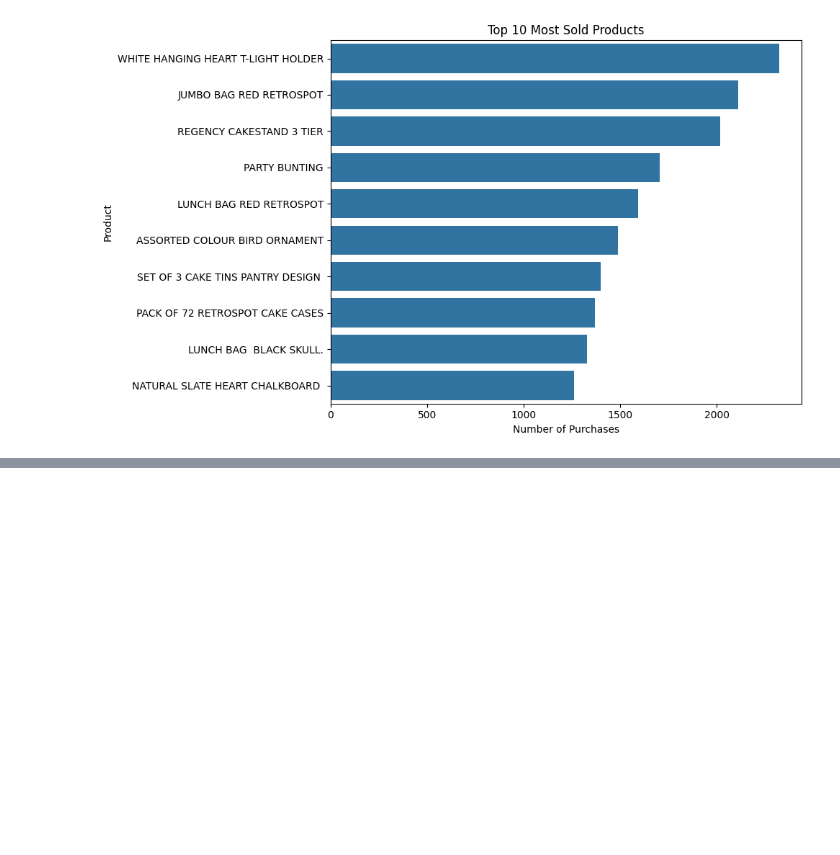
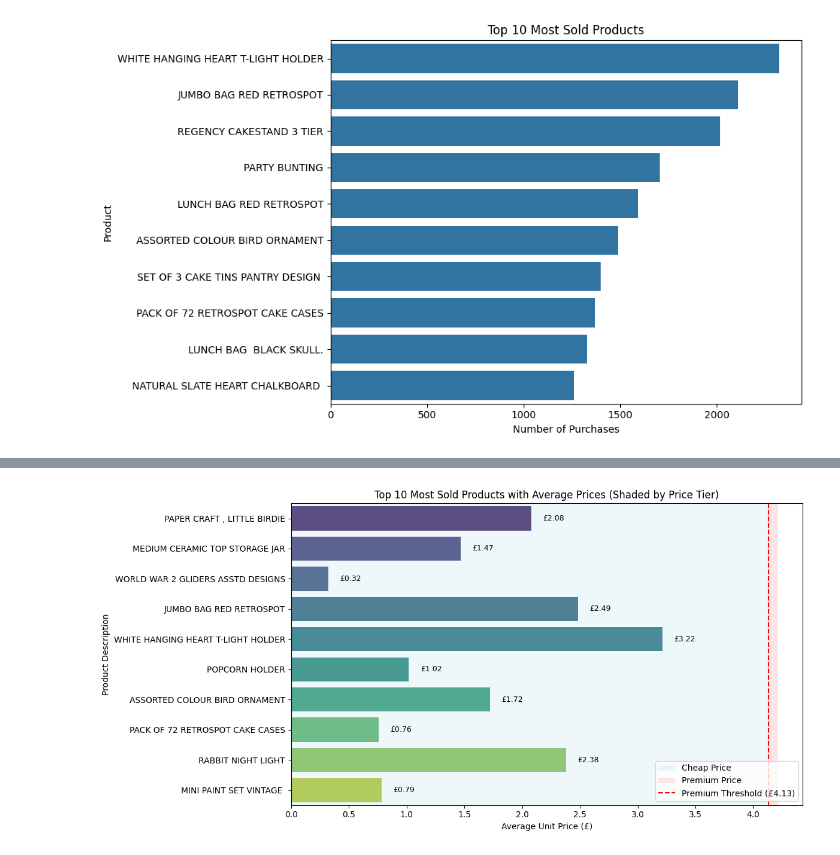
Before and after one commit to Sashafirce/Hyggeland-project-Data-analysis, a Jupyter notebook: jupyter_notebooks/Hyggeland_Data_analysis.ipynb, the cells around one changed output, grey strips where cells are left out. Cells and saved outputs as stored; diff of their text form; code cells hidden in the pictures; blank space fills up the shorter version.

Commit message:
finished the prymery descritive statistics and the basic visualisations

```diff
--- a/jupyter_notebooks/Hyggeland_Data_analysis.ipynb
+++ b/jupyter_notebooks/Hyggeland_Data_analysis.ipynb
@@ -299,0 +304,64 @@ plt.show()
+# %%
+# Step 25: Visualize the top 10 most sold products with average prices
+# Step 26: Load the cleaned dataset
+df_full = pd.read_csv(
+    "Data/Inputs/Cleaned_Online_Retail_Full.csv",
+    dtype={'InvoiceNo': str},
+    low_memory=False  #I have added this to avoid the warning because of mixed data types some columns have both numbers and strings, which confuses pandas
+    )
+# step 27: Calculate average unit price
+df_full['unit_price'] = df_full['unit_price'].astype(float)
+df_full['quantity'] = df_full['quantity'].astype(float)
+df_full['total_price'] = df_full['unit_price'] * df_full['quantity']
+# Step 28: Calculate total quantity sold
+df_full['total_quantity'] = df_full.groupby('description')['quantity'].transform('sum')
+# Step 29: Filter to top 10 most sold products
+top_10_products = df_full.groupby('description').agg(
+    total_quantity=('quantity', 'sum'),
+    avg_price=('unit_price', 'mean')
+).nlargest(10, 'total_quantity').reset_index()
+# Step 30: Calculate premium price threshold
+premium_threshold = df_full['unit_price'].quantile(0.75)
+# Step 31: Prepare data
+product_stats = df_full.groupby('description').agg(total_quantity=('quantity', 'sum'), avg_price=('unit_price', 'mean')).sort_values(by='total_quantity', ascending=False).head(10).reset_index()
+# Step 32: Plot setup
+plt.figure(figsize=(12, 6))
+barplot = sns.barplot(
+    data=product_stats,
+    x='avg_price',
+    y='description',
+    hue='description',      # maps each bar to a unique color
+    dodge=False,
+    legend=False,           # suppress extra legend
+    palette='viridis'
+)
+# Step 33: Shade background
+plt.axvspan(0, premium_threshold, facecolor='lightblue', alpha=0.2, label='Cheap Price')
+plt.axvspan(premium_threshold, product_stats['avg_price'].max()+1, facecolor='lightcoral', alpha=0.2, label='Premium Price')
+# Step 34: Add data labels
+for index, row in product_stats.iterrows():
+    barplot.text(
+        row.avg_price + 0.1,
+        index,
+        f"£{row.avg_price:.2f}",
+        color='black',
+        va='center',
+        fontsize=9
+    )
+# Step 35: Add a line at the premium threshold
+plt.axvline(
+    premium_threshold,
+    color='red',
+    linestyle='--',
+    label=f'Premium Threshold (£{premium_threshold:.2f})'
+)
+
+# Step 36: Add titles and labels
+plt.title("Top 10 Most Sold Products with Average Prices (Shaded by Price Tier)")
+plt.xlabel("Average Unit Price (£)")
+plt.ylabel("Product Description")
+plt.legend(loc='lower right')
+plt.tight_layout()
+plt.show()
+# %% [output]
+[figure, added]
```
Also changed, not shown: parts of 8 cells of this notebook.
